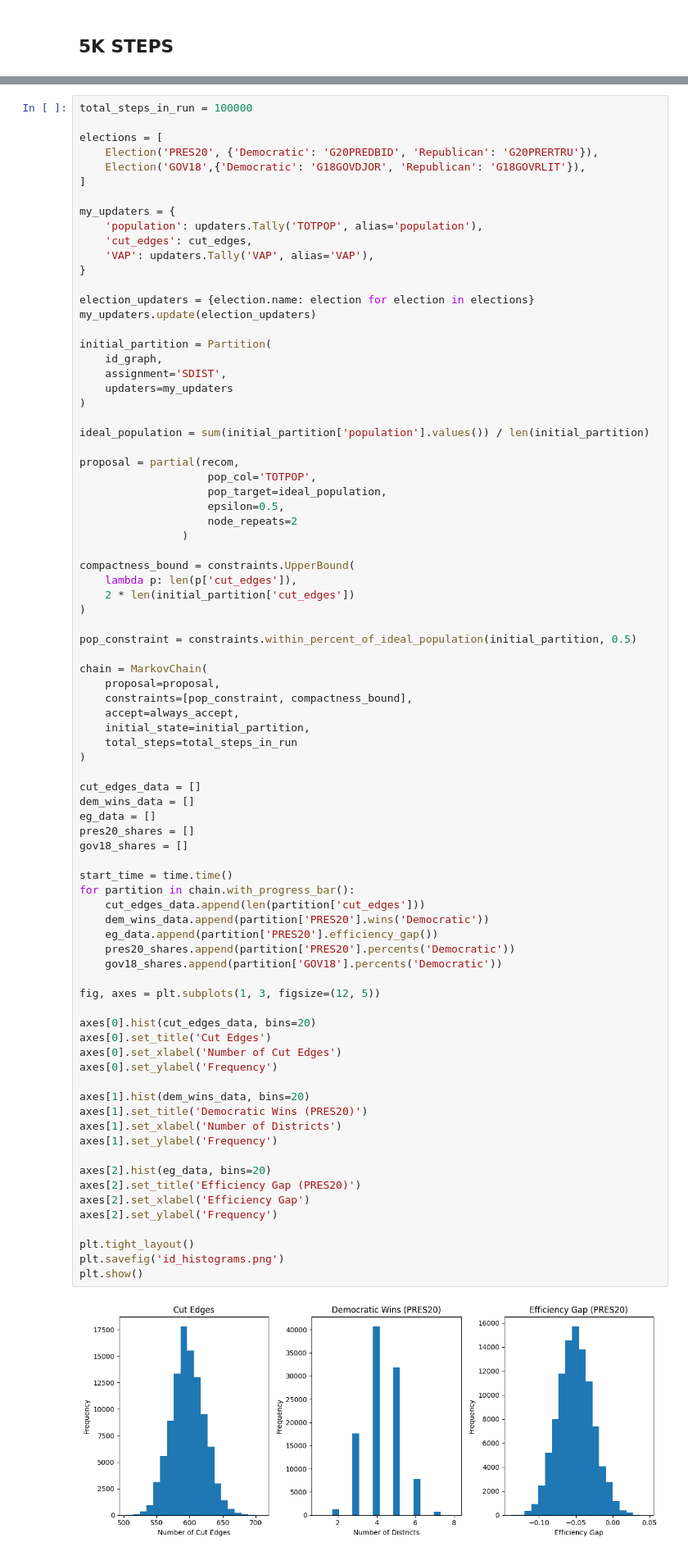
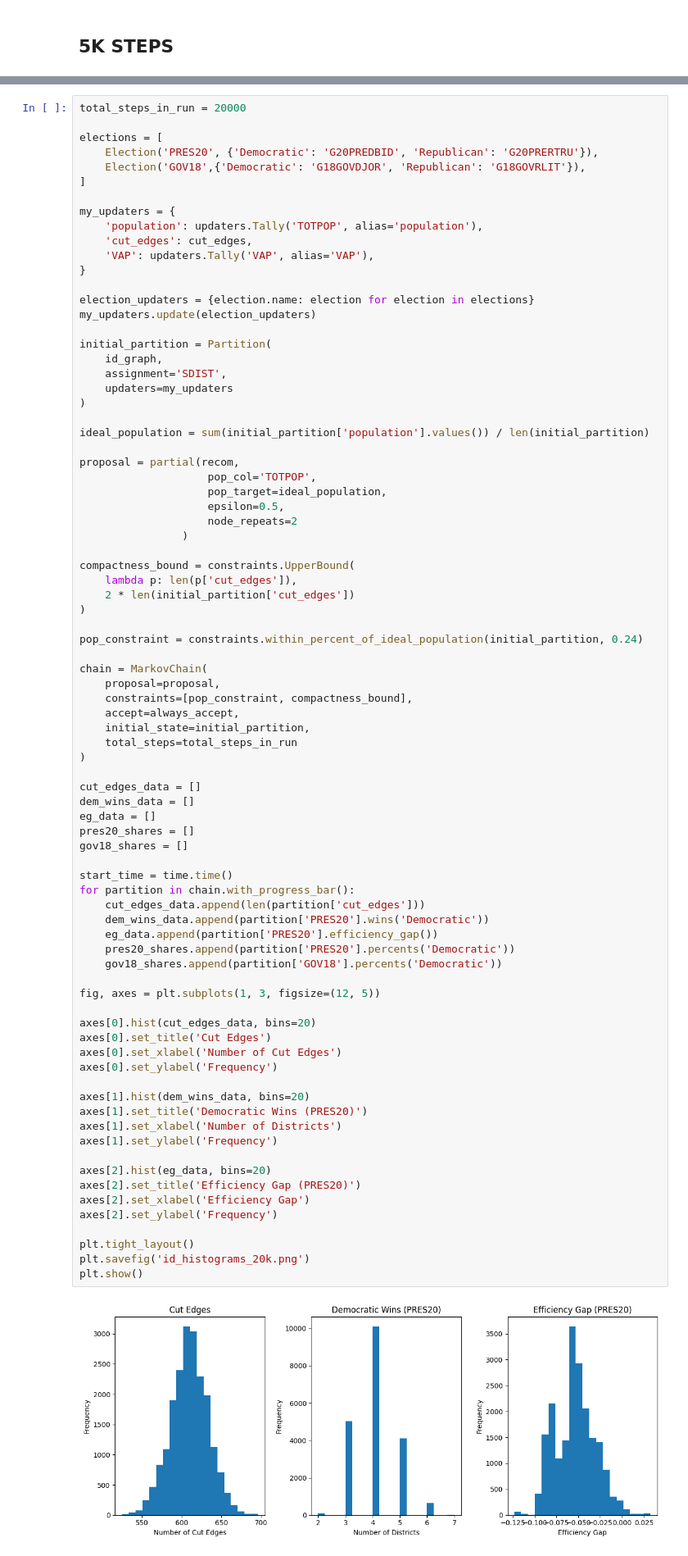
Before and after one commit to ssrawoorkar/final_proj, a Jupyter notebook: Gerry_chain.ipynb, the cells around one changed output, grey strips where cells are left out. Shown at 82% size. Cells and saved outputs as stored; diff of their text form.

```diff
--- a/Gerry_chain.ipynb
+++ b/Gerry_chain.ipynb
@@ -49,5 +137,5 @@ plt.show()
 # %%
-total_steps_in_run = 100000
+total_steps_in_run = 20000
 
 elections = [
     Election('PRES20', {'Democratic': 'G20PREDBID', 'Republican': 'G20PRERTRU'}),
@@ -83,7 +171,7 @@ compactness_bound = constraints.UpperBound(
     2 * len(initial_partition['cut_edges'])
 )
 
-pop_constraint = constraints.within_percent_of_ideal_population(initial_partition, 0.5)
+pop_constraint = constraints.within_percent_of_ideal_population(initial_partition, 0.24)
 
 chain = MarkovChain(
     proposal=proposal,
@@ -100,32 +188,32 @@ pres20_shares = []
 gov18_shares = []
 
 start_time = time.time()
 for partition in chain.with_progress_bar():
     cut_edges_data.append(len(partition['cut_edges']))
     dem_wins_data.append(partition['PRES20'].wins('Democratic'))
     eg_data.append(partition['PRES20'].efficiency_gap())
     pres20_shares.append(partition['PRES20'].percents('Democratic'))
     gov18_shares.append(partition['GOV18'].percents('Democratic'))
 
 fig, axes = plt.subplots(1, 3, figsize=(12, 5))
 
 axes[0].hist(cut_edges_data, bins=20)
 axes[0].set_title('Cut Edges')
 axes[0].set_xlabel('Number of Cut Edges')
 axes[0].set_ylabel('Frequency')
 
 axes[1].hist(dem_wins_data, bins=20)
 axes[1].set_title('Democratic Wins (PRES20)')
 axes[1].set_xlabel('Number of Districts')
 axes[1].set_ylabel('Frequency')
 
 axes[2].hist(eg_data, bins=20)
 axes[2].set_title('Efficiency Gap (PRES20)')
 axes[2].set_xlabel('Efficiency Gap')
 axes[2].set_ylabel('Frequency')
 
 plt.tight_layout()
-plt.savefig('id_histograms.png')
+plt.savefig('id_histograms_20k.png')
 plt.show()
 # %% [output]
-[figure, old version]
+[figure, new version]
```
Also changed, not shown: parts of 8 cells of this notebook, 8 other files.
